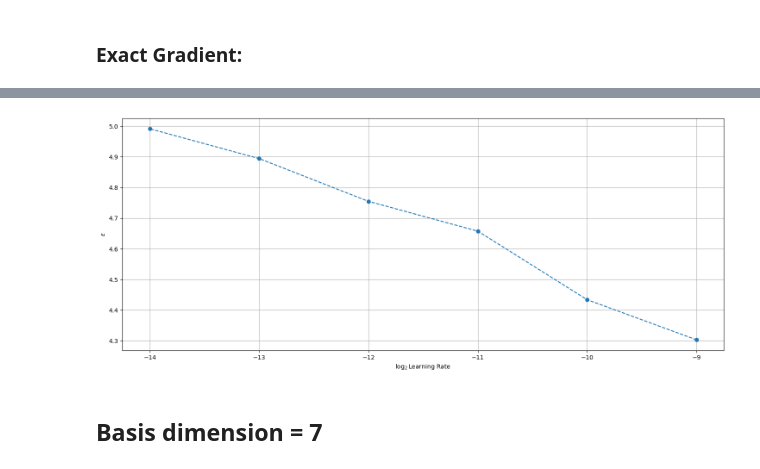
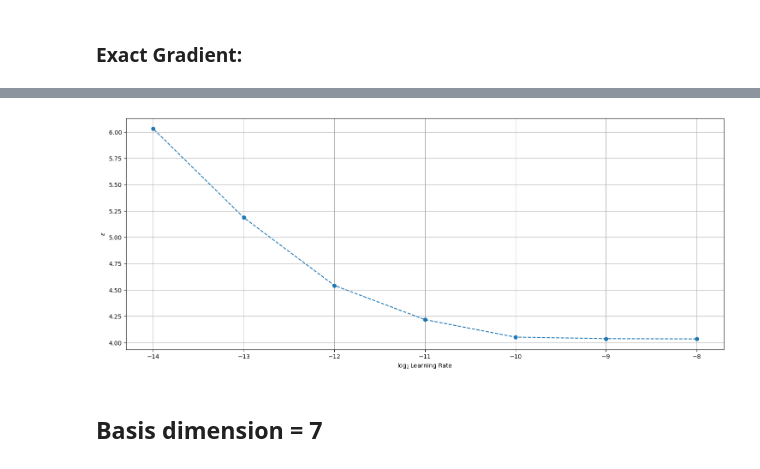
Before and after one commit to Cumberkid/Learning-the-Optimal-Solution-Path, a Jupyter notebook: notebooks/portfolio-allocation/03 Tune Learning Rate for LSP (2D).ipynb, the cells around one changed output, grey strips where cells are left out. Cells and saved outputs as stored; diff of their text form; code cells hidden in the pictures.

```diff
--- a/notebooks/portfolio-allocation/03 Tune Learning Rate for LSP (2D).ipynb
+++ b/notebooks/portfolio-allocation/03 Tune Learning Rate for LSP (2D).ipynb
@@ -41,7 +41,7 @@ from lib.lsp.loss_fn_lsp import allocation_cost
 # file path for Colab. May need to change this
 # X_df = pd.read_csv('/content/Learning-the-Optimal-Solution-Path/experiments/fair-regression/data/X_processed.csv')
 # y_df = pd.read_csv('/content/Learning-the-Optimal-Solution-Path/experiments/fair-regression/data/y_processed.csv')
-decomp_cov_df = pd.read_csv('decomp_cov.csv')
+decomp_cov_df = pd.read_csv('decomp_pert_10_cov.csv')
 mean_df = pd.read_csv('mean.csv')
 # %%
 decomp_cov = np.array(decomp_cov_df)
@@ -56,7 +56,7 @@ GD_data_loader = FastTensorDataLoader(decomp_cov, mean, batch_size=len(decomp_co
 test_data_loader = FastTensorDataLoader(decomp_cov, mean, batch_size=len(decomp_cov), shuffle=False, )
 # %%
 lam_max_2d = [1, 1]
-lam_min_2d = [0, 0]
+lam_min_2d = [.2, 0]
 input_dim = decomp_cov.shape[1] - 1
 # %% [markdown]
 # 03 Define Functions
@@ -118,12 +127,12 @@ learning rate: 6.103515625e-05   loss: 4.991694927215576
 # %%
 # plot result of our method:
 plt.figure(figsize=(18,7))
-plt.plot(np.log2(lr_list[4:]), losses[4:], '--o')
+plt.plot(np.log2(lr_list[3:]), losses[3:], '--o')
 plt.xlabel('$\\log_2$Learning Rate')
 plt.ylabel("$\\epsilon$")
 plt.grid(True)
 # %% [output]
-[figure, old version]
+[figure, new version]
 # %% [markdown]
 ## Basis dimension = 7
 # %%
```
Also changed, not shown: parts of 17 cells of this notebook, 8 other files.
